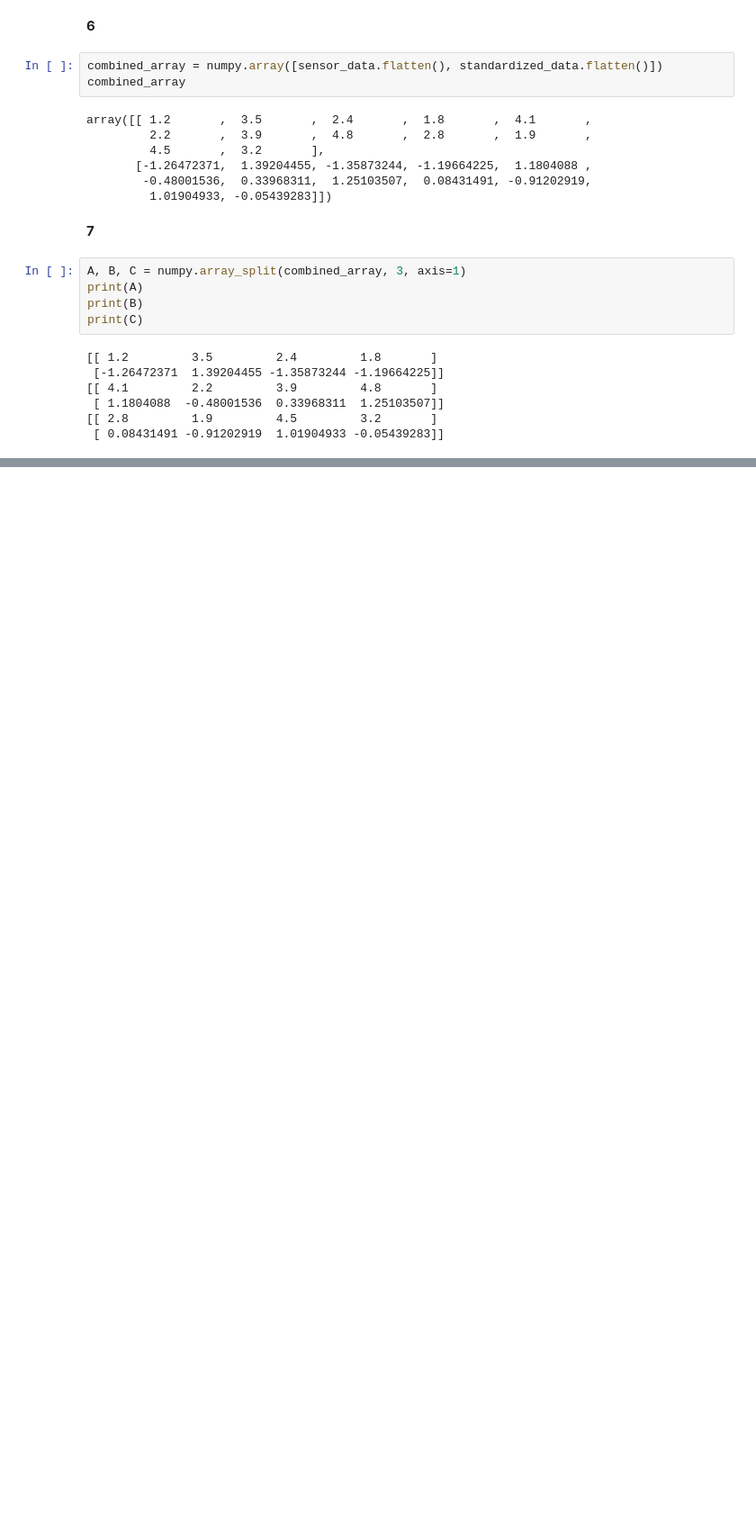
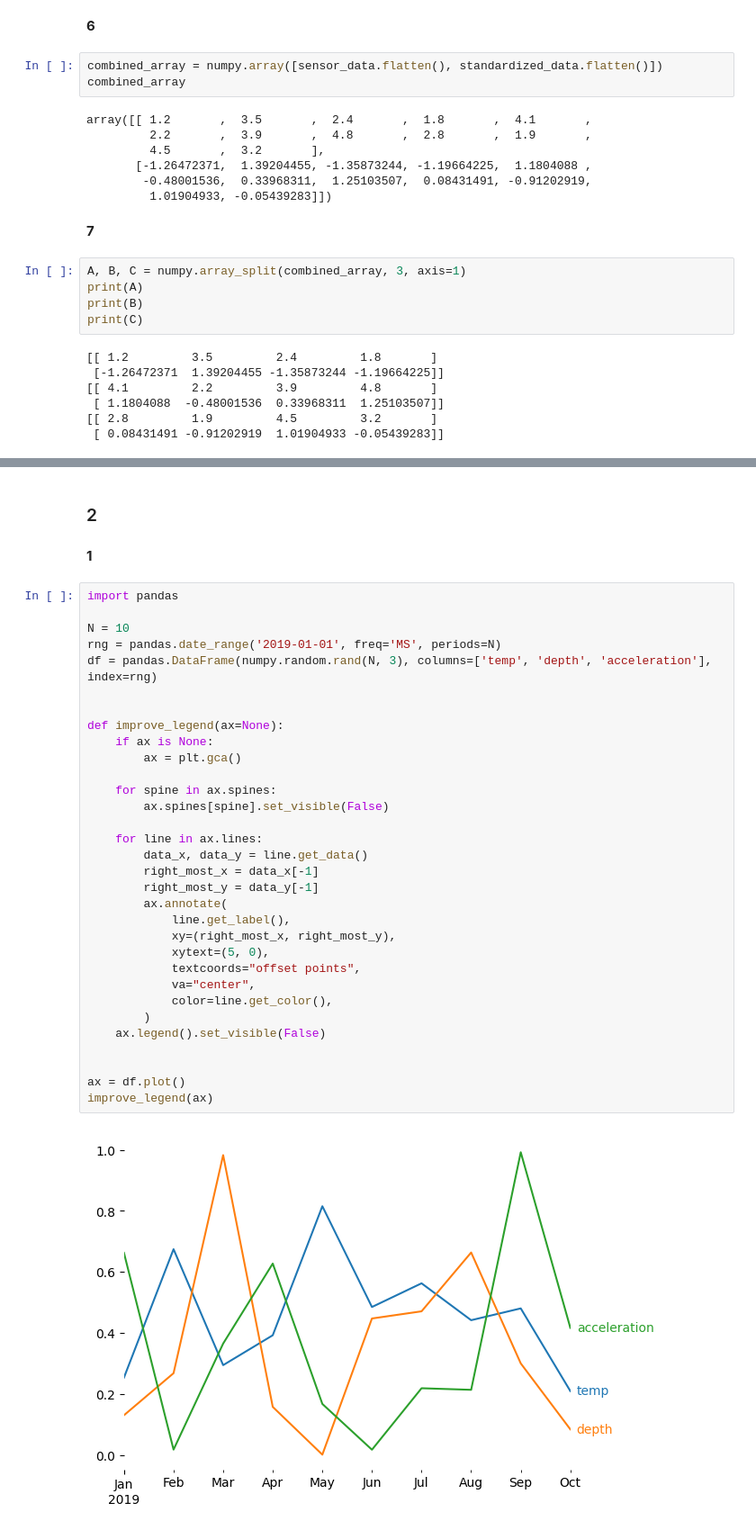
Before and after one commit to SM2A/Machine_Learning_Course_Project, a Jupyter notebook: HW-0/Report.ipynb, the cells around one changed output, grey strips where cells are left out. Shown at 90% size. Saved outputs shown, nothing was run; the diff lists cells and outputs as text; blank space fills up the shorter version.

Commit message:
Some charts

```diff
--- a/HW-0/Report.ipynb
+++ b/HW-0/Report.ipynb
@@ -500,0 +507,38 @@ print(C)
+# %% [markdown]
+### 2
+# %% [markdown]
+**1**
+# %%
+import pandas
+
+N = 10
+rng = pandas.date_range('2019-01-01', freq='MS', periods=N)
+df = pandas.DataFrame(numpy.random.rand(N, 3), columns=['temp', 'depth', 'acceleration'], index=rng)
+
+
+def improve_legend(ax=None):
+    if ax is None:
+        ax = plt.gca()
+
+    for spine in ax.spines:
+        ax.spines[spine].set_visible(False)
+
+    for line in ax.lines:
+        data_x, data_y = line.get_data()
+        right_most_x = data_x[-1]
+        right_most_y = data_y[-1]
+        ax.annotate(
+            line.get_label(),
+            xy=(right_most_x, right_most_y),
+            xytext=(5, 0),
+            textcoords="offset points",
+            va="center",
+            color=line.get_color(),
+        )
+    ax.legend().set_visible(False)
+
+
+ax = df.plot()
+improve_legend(ax)
+# %% [output]
+[figure, added]
```
Also changed, not shown: parts of 25 cells of this notebook, 1 other file.
